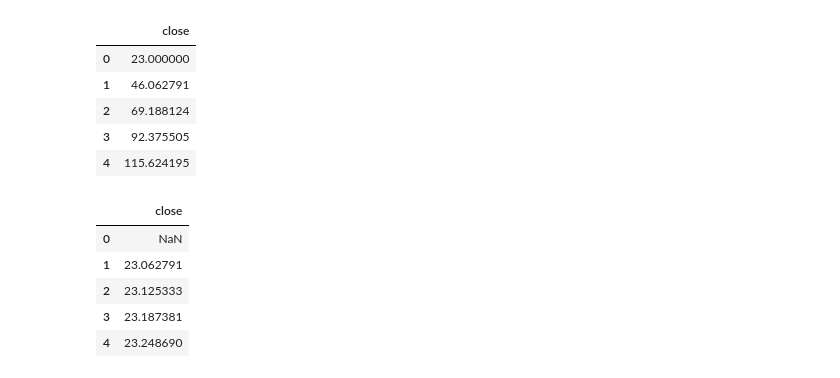
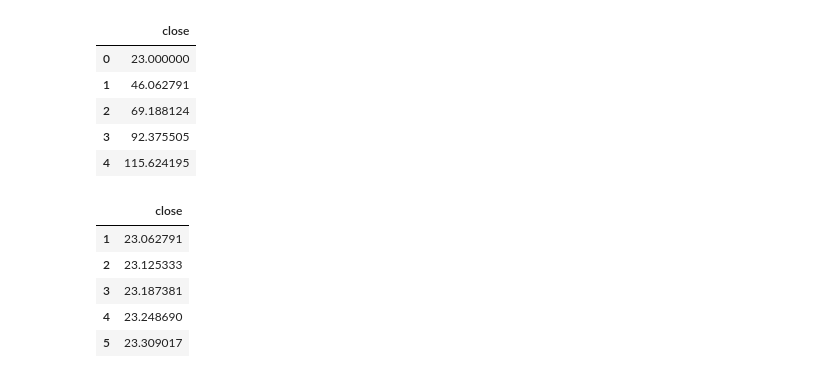
Before and after one commit to RazDwa1923/MFIN_Course, a Jupyter notebook: HW4/HW4.ipynb, the cells around one changed output. Drawn from its saved outputs; the diff is of its cells as text; code cells hidden in the pictures.

```diff
--- a/HW4/HW4.ipynb
+++ b/HW4/HW4.ipynb
@@ -436,15 +436,20 @@ ex3_series.head()
 # %%
 # creating a a series using the fracdiff function with d=1 and fixed window
 d = 1
 # apply fracdiff_ffd
 ex3_series_ffd = frac_diff_ffd(ex3_series, d, t_ffd)
 
+# dropping any NA values and infinite values
+ex3_series_ffd = ex3_series_ffd.dropna()
+ex3_series_ffd = ex3_series_ffd[~np.isinf(ex3_series_ffd)]
+
+
 # viewing the head of the series
 ex3_series_ffd.head()
 # %% [output]
 |  | close |
-| 0 | NaN |
 | 1 | 23.062791 |
 | 2 | 23.125333 |
 | 3 | 23.187381 |
 | 4 | 23.248690 |
+| 5 | 23.309017 |
```
Also changed, not shown: parts of 7 cells of this notebook.
